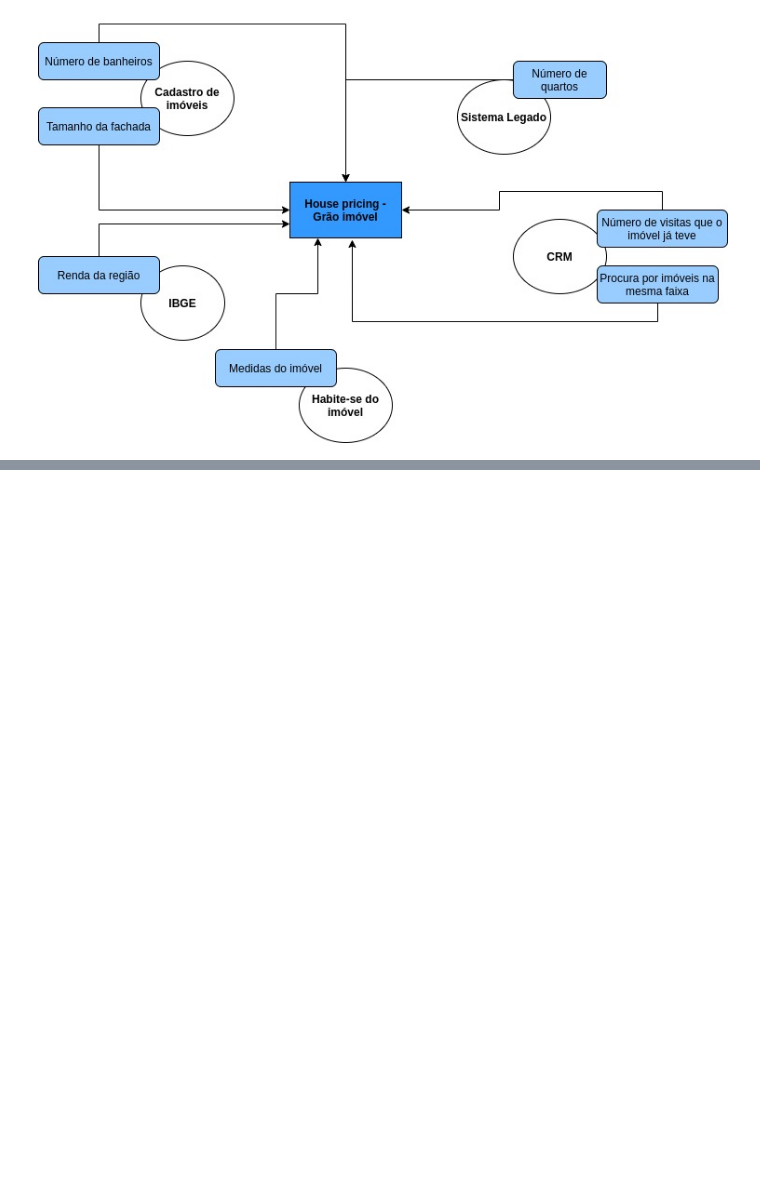
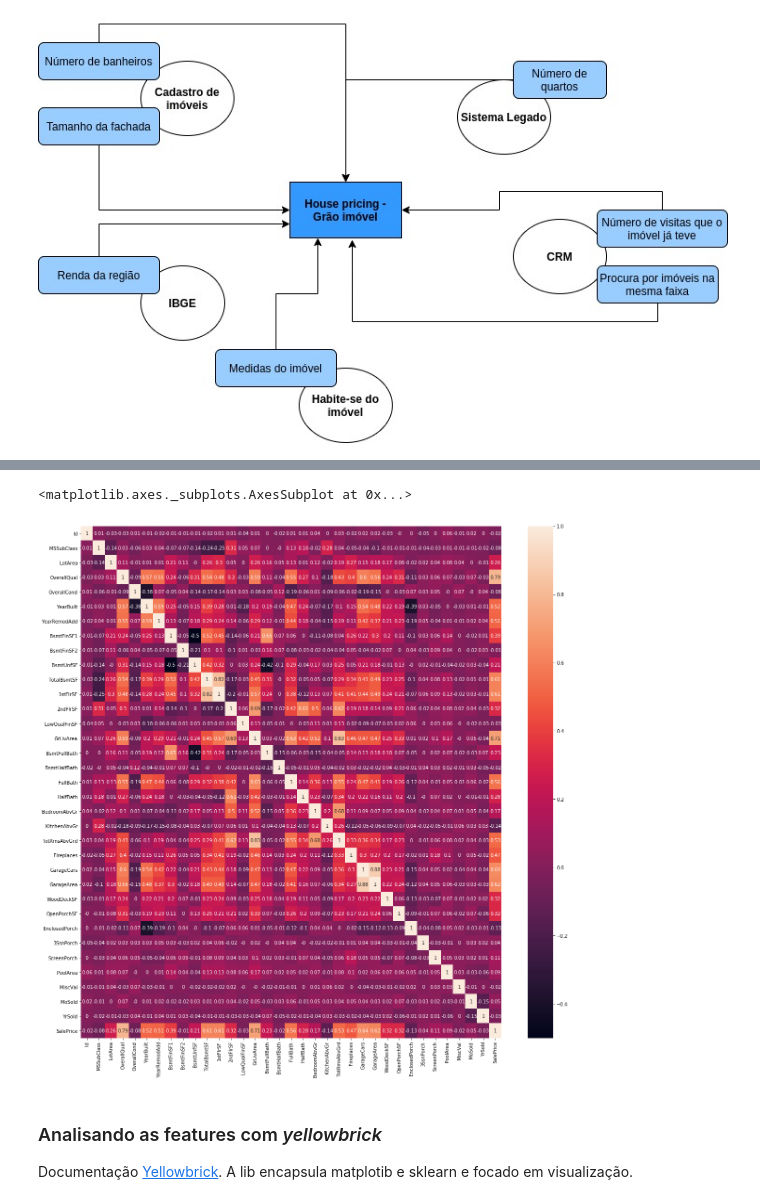
Before and after one commit to vvalcristina/datascience_codenation, a Jupyter notebook: Semana6/Semana 6- AceleraDev .ipynb, the cells around one changed output, grey strips where cells are left out. Cells and saved outputs as stored; diff of their text form; code cells hidden in the pictures; blank space fills up the shorter version.

```diff
--- a/Semana6/Semana 6- AceleraDev .ipynb
+++ b/Semana6/Semana 6- AceleraDev .ipynb
@@ -43,0 +135,7 @@ Image("Diagrama.jpg")
+# %%
+#Analisando a correlacao entre as variaveis númericas (auxilia no conhecimento dos dados)
+plt.figure(figsize = (20,20))
+sns.heatmap(df[colunas_numericas].corr().round(2), annot= True)
+# %% [output]
+<matplotlib.axes._subplots.AxesSubplot at 0x...>
+[figure, added]
@@ -43,0 +145,4 @@ Image("Diagrama.jpg")
+# %% [markdown]
+### Analisando as features com *yellowbrick*
+
+Documentação [Yellowbrick](https://www.scikit-yb.org/en/latest/). A lib encapsula matplotib e sklearn e focado em visualização.
```
Also changed, not shown: parts of 62 cells of this notebook.
